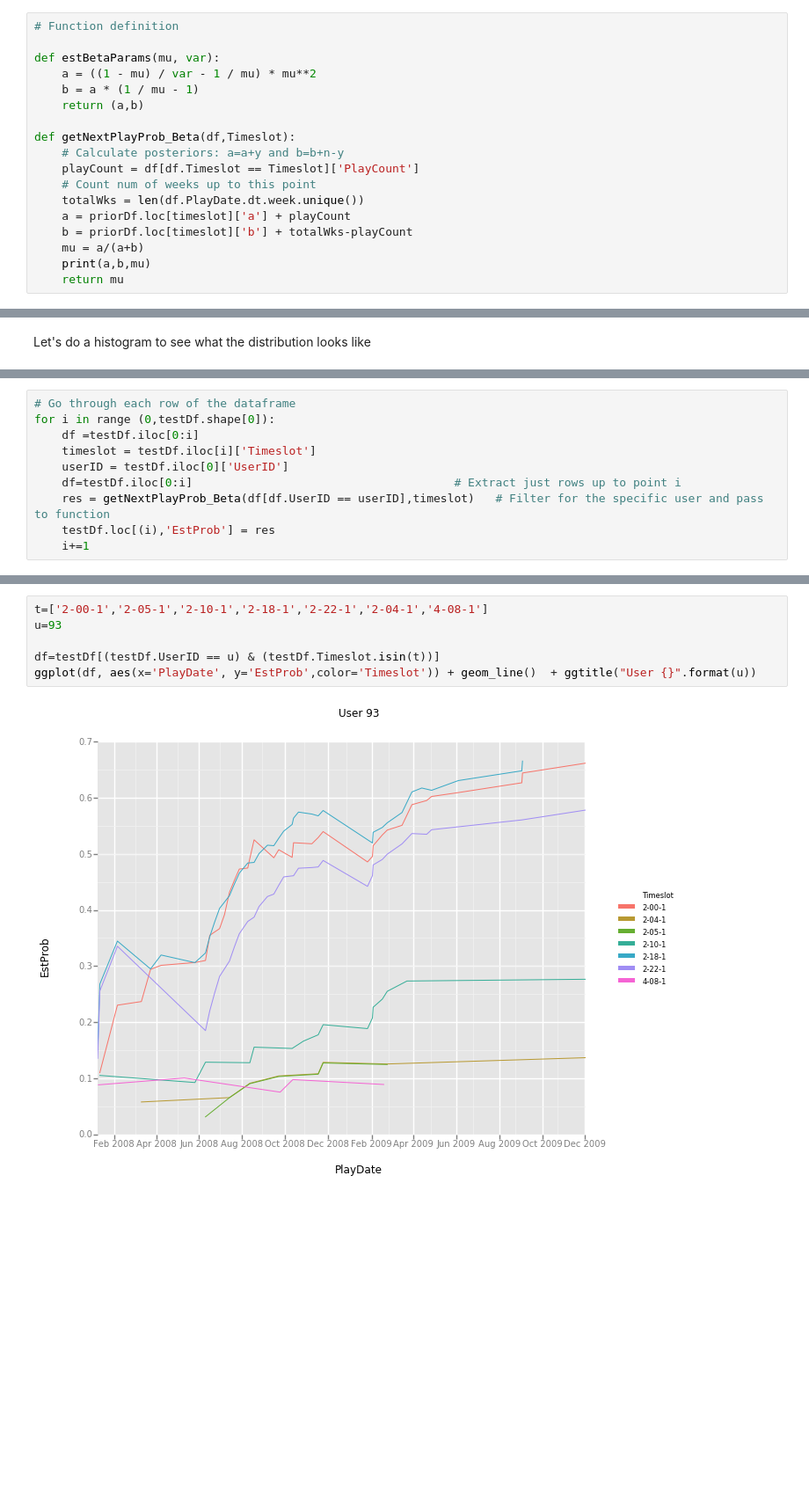
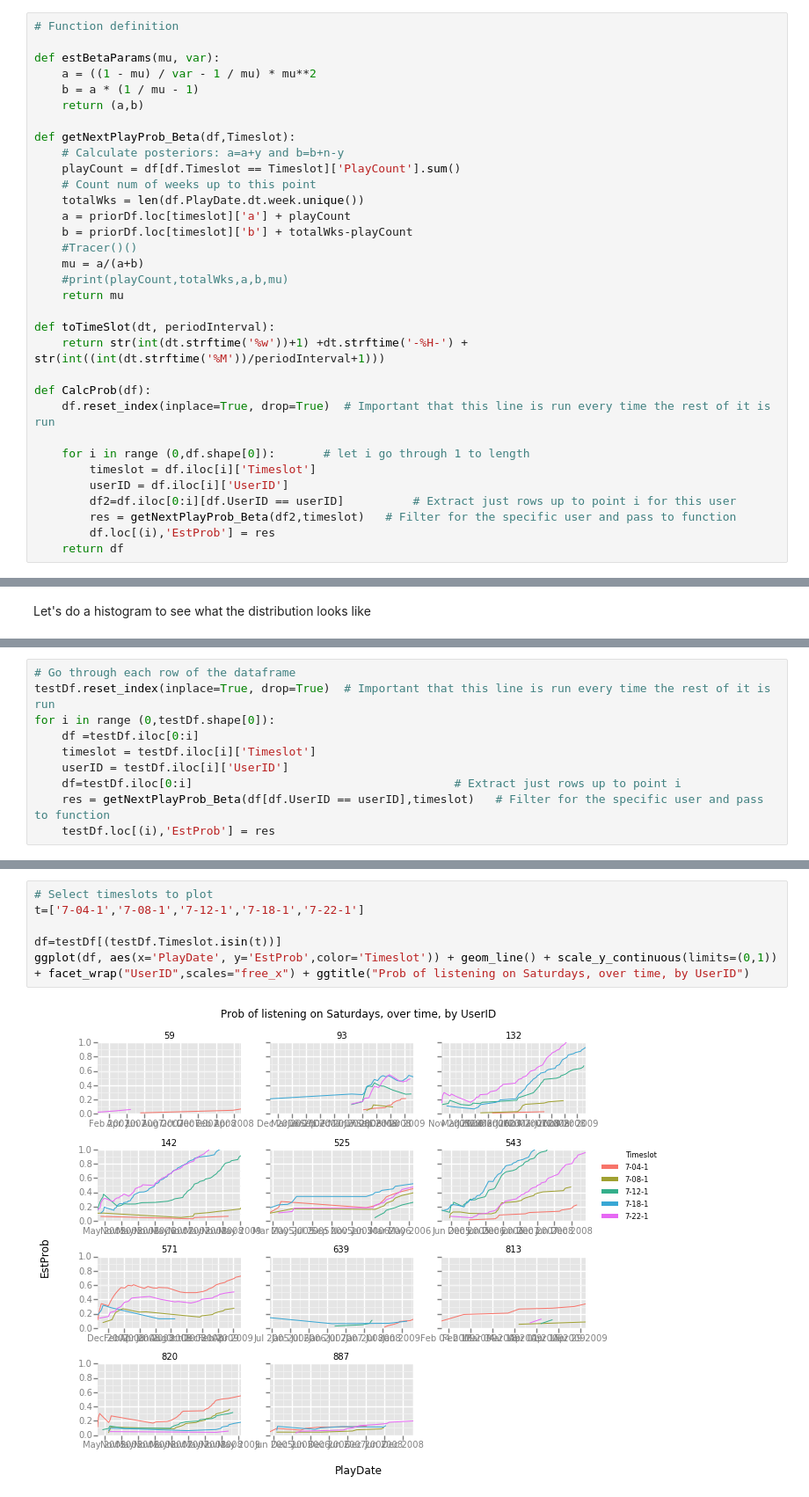
Before and after one commit to badrul1/EventPrediction, a Jupyter notebook: 5_mainmodel/2_NextPlayPrediction.ipynb, the cells around one changed output, grey strips where cells are left out. Shown: that part at 88% size. Cells and saved outputs as stored; diff of their text form; blank space fills up the shorter version.

```diff
--- a/5_mainmodel/2_NextPlayPrediction.ipynb
+++ b/5_mainmodel/2_NextPlayPrediction.ipynb
@@ -79,14 +82,29 @@ def estBetaParams(mu, var):
 
 def getNextPlayProb_Beta(df,Timeslot):
     # Calculate posteriors: a=a+y and b=b+n-y
-    playCount = df[df.Timeslot == Timeslot]['PlayCount']
+    playCount = df[df.Timeslot == Timeslot]['PlayCount'].sum()
     # Count num of weeks up to this point
     totalWks = len(df.PlayDate.dt.week.unique())
     a = priorDf.loc[timeslot]['a'] + playCount
     b = priorDf.loc[timeslot]['b'] + totalWks-playCount
+    #Tracer()()
     mu = a/(a+b)
-    print(a,b,mu)
+    #print(playCount,totalWks,a,b,mu)
     return mu
+
+def toTimeSlot(dt, periodInterval):
+    return str(int(dt.strftime('%w'))+1) +dt.strftime('-%H-') + str(int((int(dt.strftime('%M'))/periodInterval+1)))
+
+def CalcProb(df):
+    df.reset_index(inplace=True, drop=True)  # Important that this line is run every time the rest of it is run
+
+    for i in range (0,df.shape[0]):       # let i go through 1 to length
+        timeslot = df.iloc[i]['Timeslot']
+        userID = df.iloc[i]['UserID']
+        df2=df.iloc[0:i][df.UserID == userID]          # Extract just rows up to point i for this user
+        res = getNextPlayProb_Beta(df2,timeslot)   # Filter for the specific user and pass to function
+        df.loc[(i),'EstProb'] = res
+    return df
 # %% [markdown]
 <div style="background-color:#white; color:#008000; font-family: 'Courier New, Monospace;font-weight: bold">Load settings</div>
 # %%
@@ -302,10 +316,10 @@ As we haven't kept the time stamp in the dataset we shall just randomize the ord
 # %%
 # Go through each row of the dataframe
+testDf.reset_index(inplace=True, drop=True)  # Important that this line is run every time the rest of it is run
 for i in range (0,testDf.shape[0]):
     df =testDf.iloc[0:i]
     timeslot = testDf.iloc[i]['Timeslot']
-    userID = testDf.iloc[0]['UserID']
+    userID = testDf.iloc[i]['UserID']
     df=testDf.iloc[0:i]                                      # Extract just rows up to point i
     res = getNextPlayProb_Beta(df[df.UserID == userID],timeslot)   # Filter for the specific user and pass to function
     testDf.loc[(i),'EstProb'] = res
-    i+=1
@@ -322,8 +348,8 @@ def getNextPlayProb_Beta(df,Timeslot):
 # %%
-t=['2-00-1','2-05-1','2-10-1','2-18-1','2-22-1','2-04-1','4-08-1']
-u=93
+# Select timeslots to plot
+t=['7-04-1','7-08-1','7-12-1','7-18-1','7-22-1']
 
-df=testDf[(testDf.UserID == u) & (testDf.Timeslot.isin(t))]
-ggplot(df, aes(x='PlayDate', y='EstProb',color='Timeslot')) + geom_line()  + ggtitle("User {}".format(u))
+df=testDf[(testDf.Timeslot.isin(t))]
+ggplot(df, aes(x='PlayDate', y='EstProb',color='Timeslot')) + geom_line() + scale_y_continuous(limits=(0,1)) + facet_wrap("UserID",scales="free_x") + ggtitle("Prob of listening on Saturdays, over time, by UserID")
 # %% [output]
-[figure, old version]
+[figure, new version]
```
Also changed, not shown: parts of 47 cells of this notebook, 2 other files.
